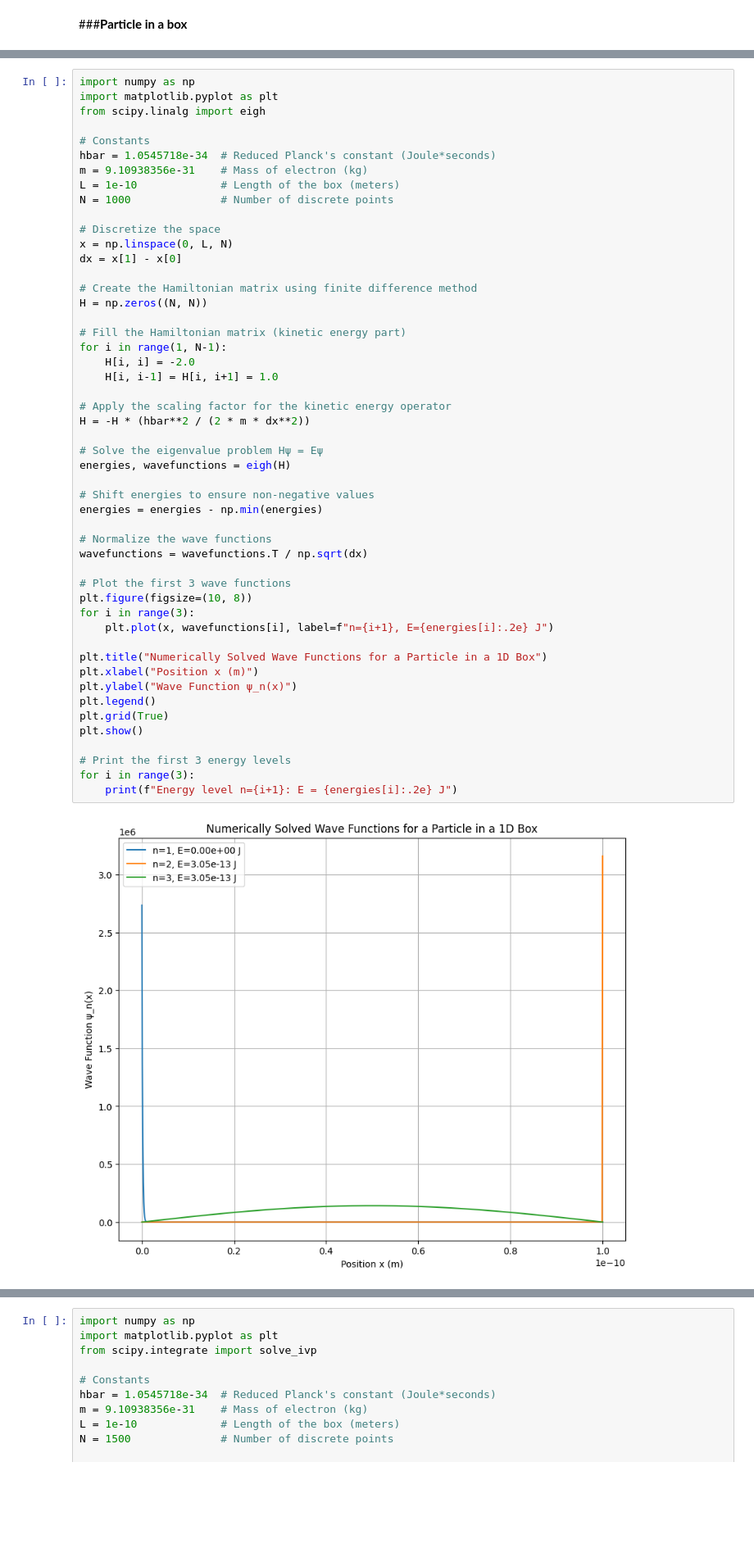
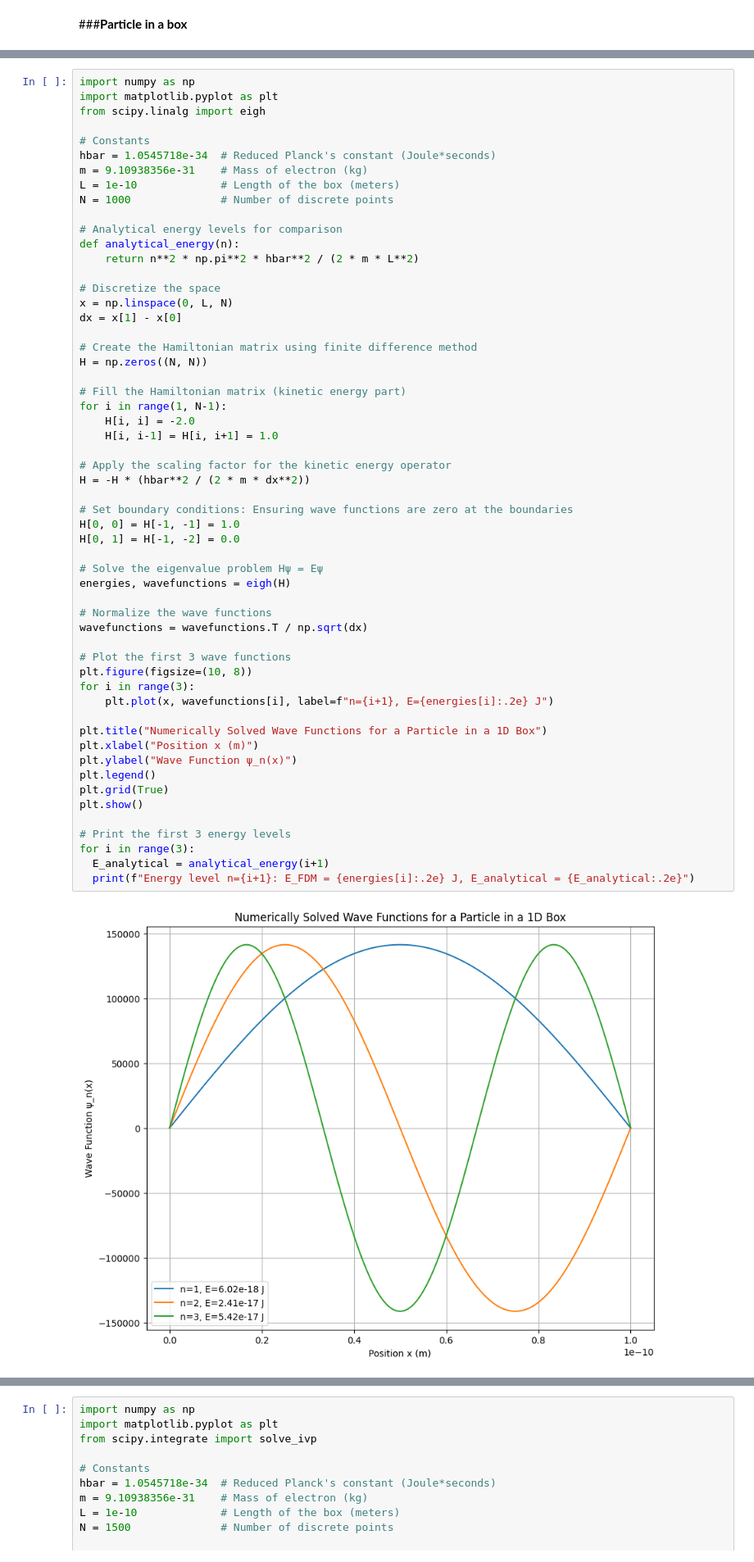
Before and after one commit to navgaur/QM1_UGCF, a Jupyter notebook: Schrodinger_Eqn_1.ipynb, the cells around one changed output, grey strips where cells are left out. Shown at 82% size. Saved outputs shown, nothing was run; the diff lists cells and outputs as text; blank space fills up the shorter version.

```diff
--- a/Schrodinger_Eqn_1.ipynb
+++ b/Schrodinger_Eqn_1.ipynb
@@ -25,6 +27,10 @@ hbar = 1.0545718e-34  # Reduced Planck's constant (Joule*seconds)
 m = 9.10938356e-31    # Mass of electron (kg)
 L = 1e-10             # Length of the box (meters)
 N = 1000              # Number of discrete points
+
+# Analytical energy levels for comparison
+def analytical_energy(n):
+    return n**2 * np.pi**2 * hbar**2 / (2 * m * L**2)
 
 # Discretize the space
 x = np.linspace(0, L, N)
@@ -35,35 +41,37 @@ H = np.zeros((N, N))
 
 # Fill the Hamiltonian matrix (kinetic energy part)
 for i in range(1, N-1):
     H[i, i] = -2.0
     H[i, i-1] = H[i, i+1] = 1.0
 
 # Apply the scaling factor for the kinetic energy operator
 H = -H * (hbar**2 / (2 * m * dx**2))
 
+# Set boundary conditions: Ensuring wave functions are zero at the boundaries
+H[0, 0] = H[-1, -1] = 1.0
+H[0, 1] = H[-1, -2] = 0.0
+
 # Solve the eigenvalue problem Hψ = Eψ
 energies, wavefunctions = eigh(H)
-
-# Shift energies to ensure non-negative values
-energies = energies - np.min(energies)
 
 # Normalize the wave functions
 wavefunctions = wavefunctions.T / np.sqrt(dx)
 
 # Plot the first 3 wave functions
 plt.figure(figsize=(10, 8))
 for i in range(3):
     plt.plot(x, wavefunctions[i], label=f"n={i+1}, E={energies[i]:.2e} J")
 
 plt.title("Numerically Solved Wave Functions for a Particle in a 1D Box")
 plt.xlabel("Position x (m)")
 plt.ylabel("Wave Function ψ_n(x)")
 plt.legend()
 plt.grid(True)
 plt.show()
 
 # Print the first 3 energy levels
 for i in range(3):
-    print(f"Energy level n={i+1}: E = {energies[i]:.2e} J")
+  E_analytical = analytical_energy(i+1)
+  print(f"Energy level n={i+1}: E_FDM = {energies[i]:.2e} J, E_analytical = {E_analytical:.2e}")
 # %% [output]
-[figure, old version]
+[figure, new version]
```
Also changed, not shown: parts of 6 cells of this notebook.
